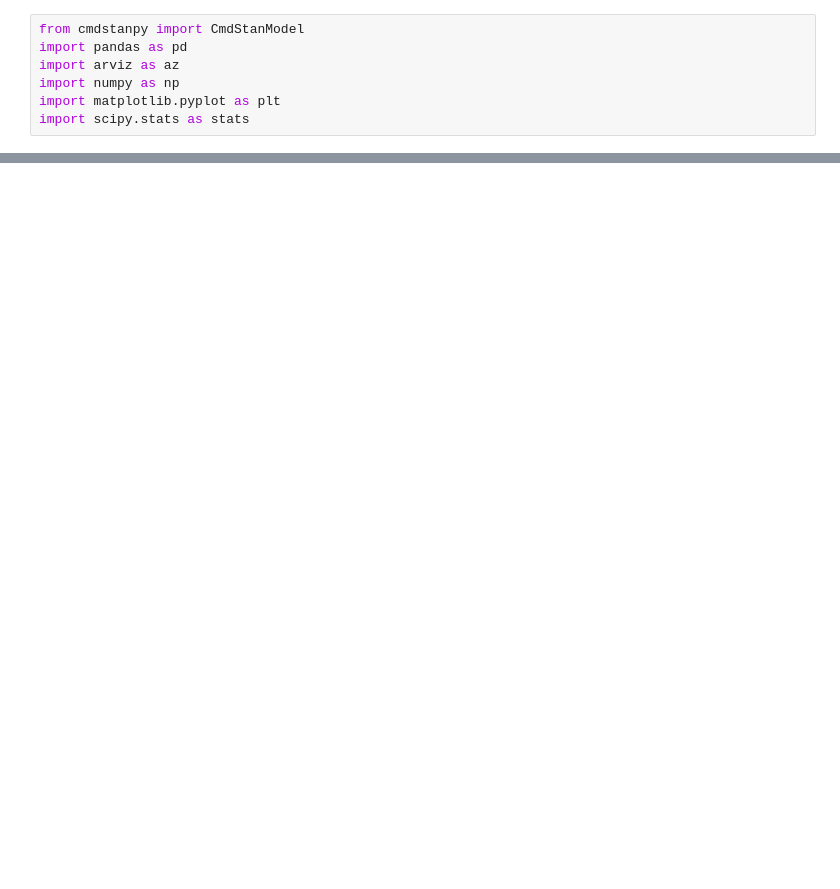
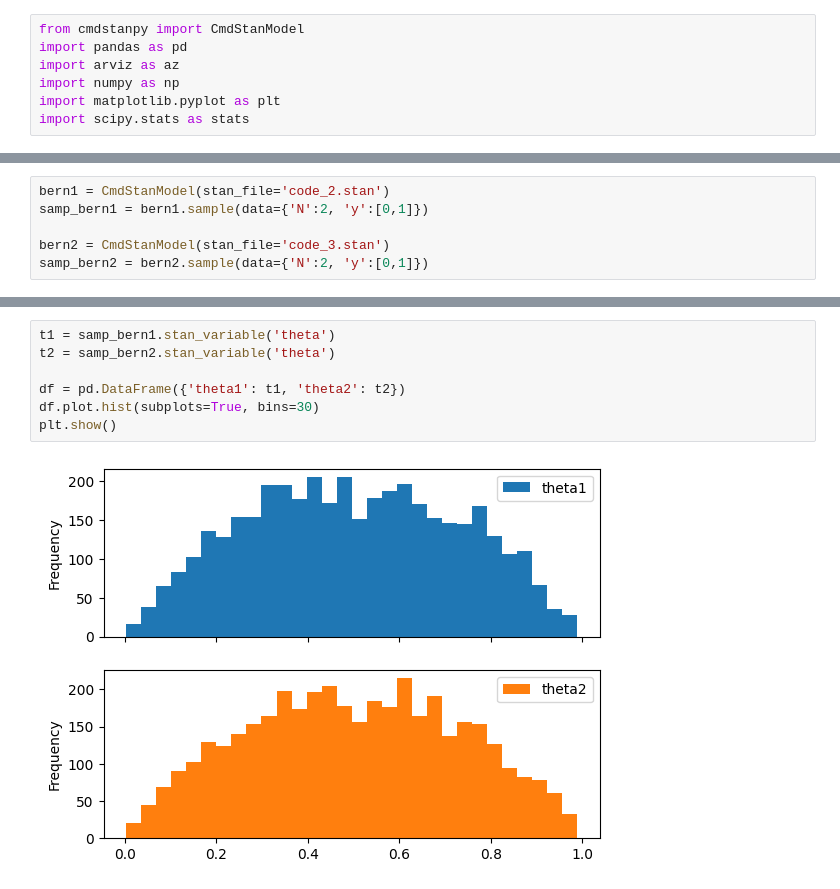
Before and after one commit to gcyburt/AGH-Data-Analytics, a Jupyter notebook: lab_2/script.ipynb, the cells around one changed output, grey strips where cells are left out. Saved outputs shown, nothing was run; the diff lists cells and outputs as text; blank space fills up the shorter version.

```diff
--- a/lab_2/script.ipynb
+++ b/lab_2/script.ipynb
@@ -250,0 +67,6 @@ Exception: code_10_model_namespace::code_10_model: N is 6, but must be greater t
+# %%
+bern1 = CmdStanModel(stan_file='code_2.stan')
+samp_bern1 = bern1.sample(data={'N':2, 'y':[0,1]})
+
+bern2 = CmdStanModel(stan_file='code_3.stan')
+samp_bern2 = bern2.sample(data={'N':2, 'y':[0,1]})
@@ -250,0 +98,9 @@ Exception: code_10_model_namespace::code_10_model: N is 6, but must be greater t
+# %%
+t1 = samp_bern1.stan_variable('theta')
+t2 = samp_bern2.stan_variable('theta')
+
+df = pd.DataFrame({'theta1': t1, 'theta2': t2})
+df.plot.hist(subplots=True, bins=30)
+plt.show()
+# %% [output]
+[figure, added]
```
Also changed, not shown: parts of 43 cells of this notebook, 3 other files.
